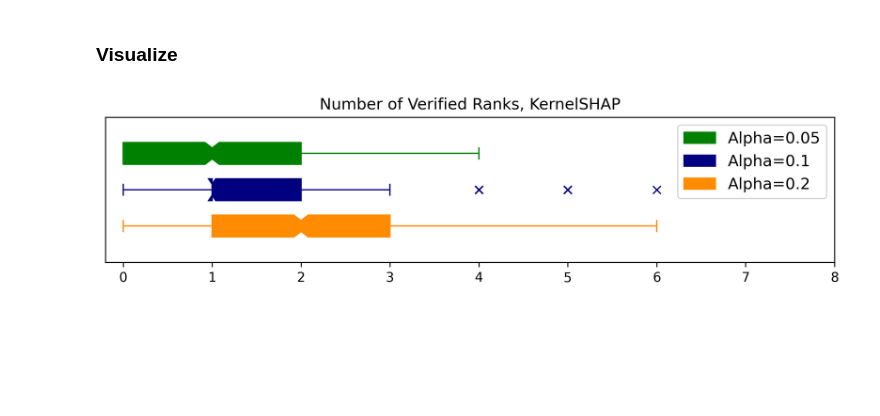
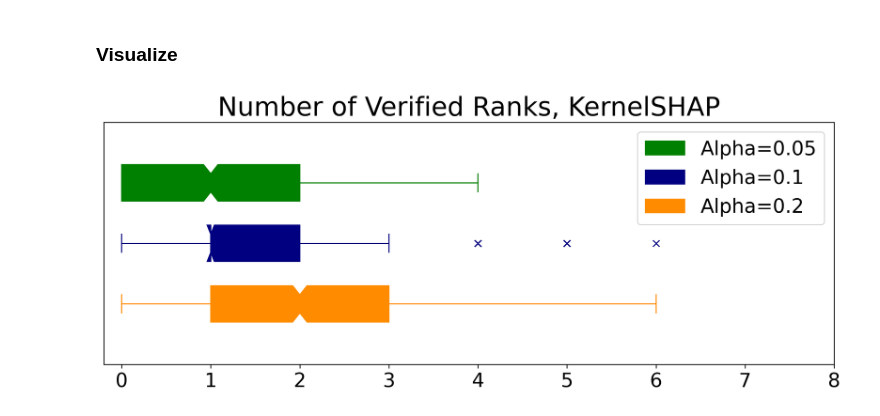
Before and after one commit to jeremy-goldwasser/feature-rankings, a Jupyter notebook: Experiments/Analysis/num_stabilized.ipynb, the cells around one changed output. Drawn from its saved outputs; the diff is of its cells as text; code cells hidden in the pictures; blank space fills up the shorter version.

```diff
--- a/Experiments/Analysis/num_stabilized.ipynb
+++ b/Experiments/Analysis/num_stabilized.ipynb
@@ -23,34 +23,35 @@ with open(join(retro_path, method+"_"+dataset), 'rb') as f:
 shap_vals = retro_results["shap_vals"]
 N_verified_all = retro_results["N_verified"]
 N_verified = N_verified_all.reshape(-1, 3)
 
 offset = 0.25#0.5
-plt.figure(figsize=(10,2), dpi=300)
+plt.figure(figsize=(12,4), dpi=300)
 colors = ["green", "navy", "darkorange"]
 offsets = np.array([offset, 0, -offset])
 for i in range(3):
     c = colors[i]
     off = offsets[i]
     plt.boxplot(N_verified[:, i].T, positions=[off], notch=True, patch_artist=True,
             boxprops=dict(facecolor=c, color=c),
             capprops=dict(color=c),
             whiskerprops=dict(color=c),
             flierprops=dict(color=c, markeredgecolor=c, marker='x'),
             medianprops=dict(color=c),
             vert=False
             )
     plt.xlim(right=np.max(N_verified)+2)
     plt.ylim(-.5, .5)
 
 cols = ["Alpha="+str(alpha) for alpha in alphas]
 patches = []
 for i in range(3):
     patches.append(mpatches.Patch(color=colors[i], label=cols[i]))
-plt.legend(handles=patches, fontsize='large', loc='upper right')
+plt.legend(handles=patches, fontsize=18, loc='upper right')
 plt.gca().yaxis.set_major_locator(plt.NullLocator())
-plt.title(f"Number of Verified Ranks, {Method}")
+plt.xticks(fontsize=18)
+plt.title(f"Number of Verified Ranks, {Method}", fontsize=24)
 plt.savefig(join(dir_path, "Experiments", "Figures", "num_stable_ranks_"+method+".pdf"),
             bbox_inches="tight", format="pdf")
 plt.show()
 # %% [output]
-[figure, old version]
+[figure, new version]
```
Also changed, not shown: 15 other files.
